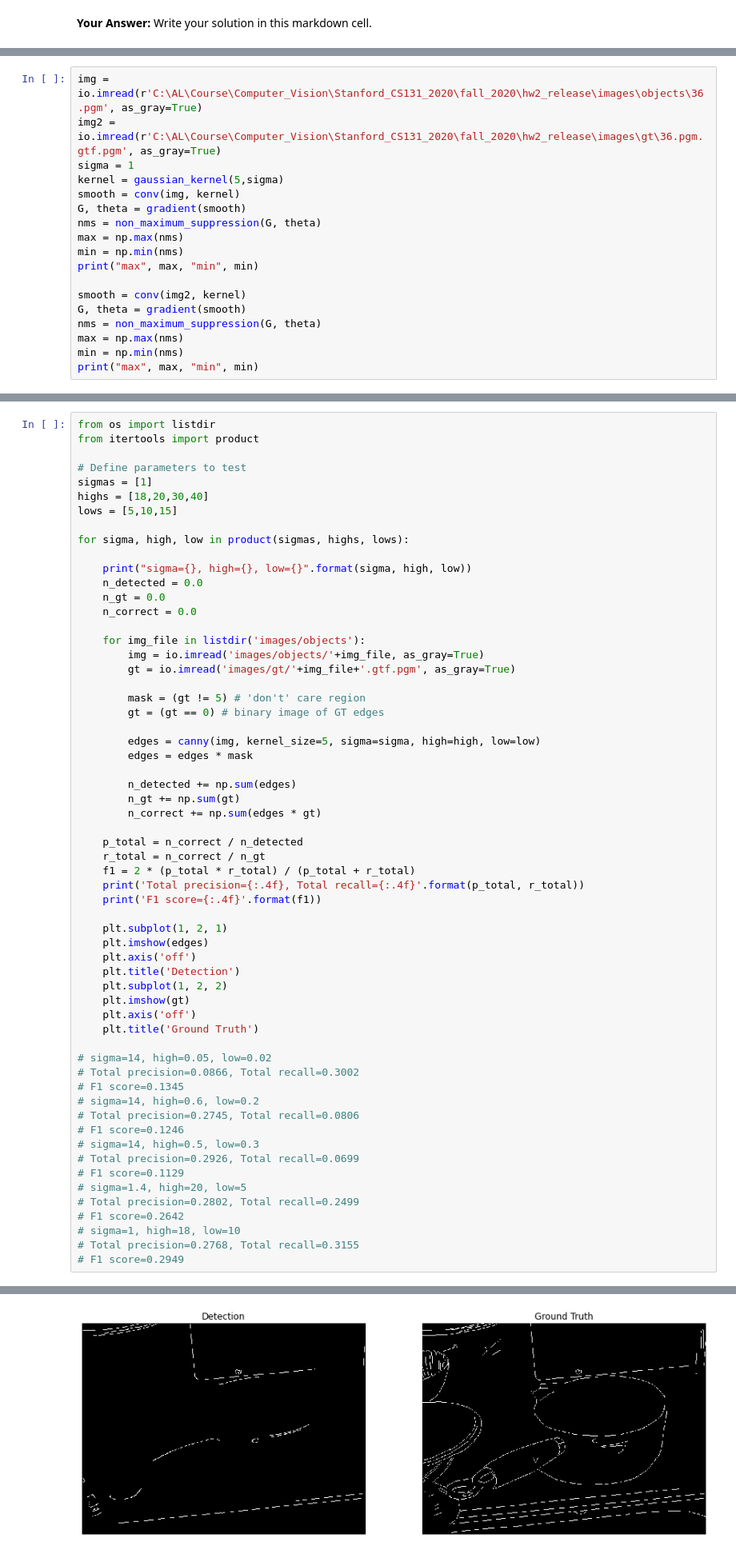
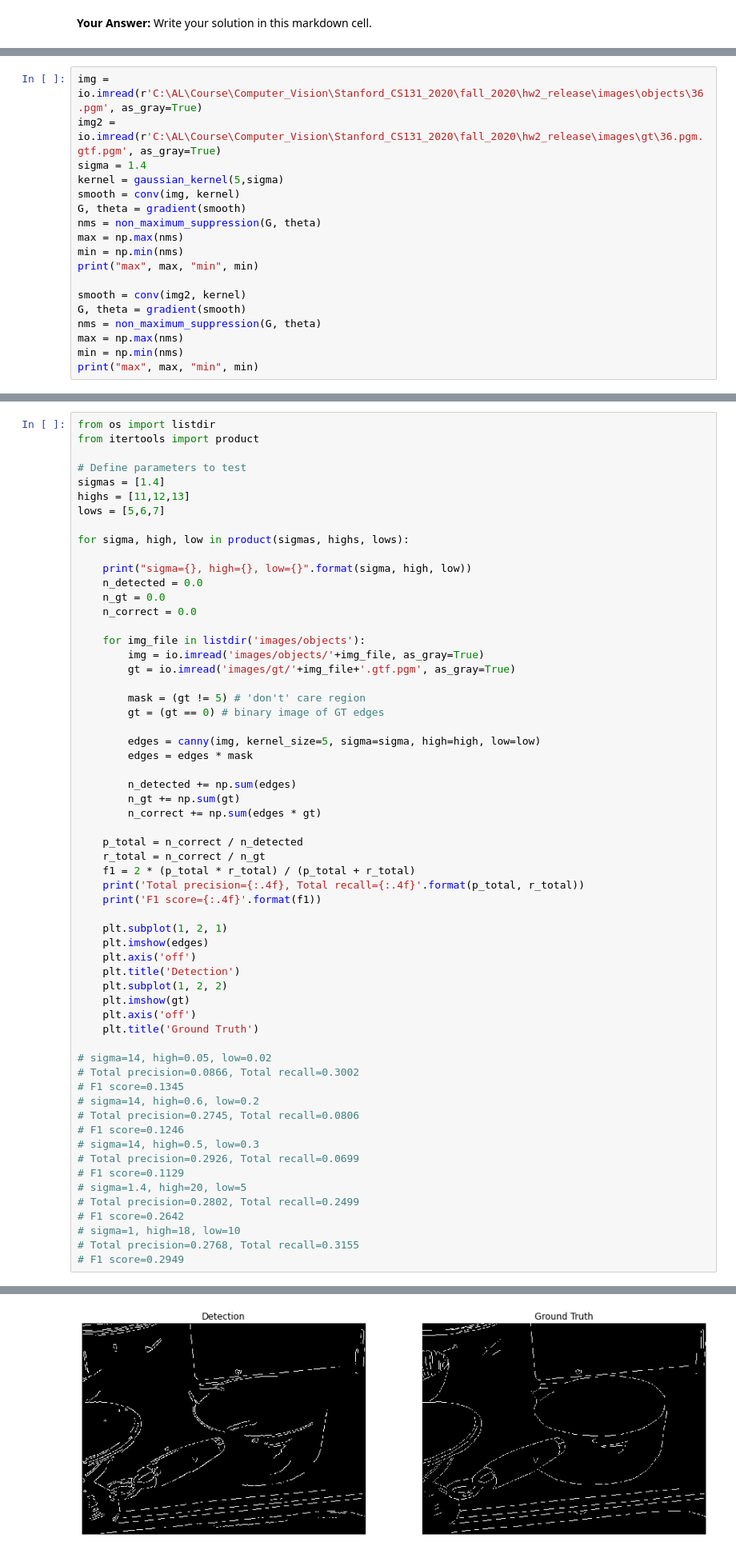
Before and after one commit to RRRChangeche/Stanford-cs131-2020, a Jupyter notebook: fall_2020/hw2_release/hw2.ipynb, the cells around one changed output, grey strips where cells are left out. Shown at 80% size. Cells and saved outputs as stored; diff of their text form.

```diff
--- a/fall_2020/hw2_release/hw2.ipynb
+++ b/fall_2020/hw2_release/hw2.ipynb
@@ -536,7 +536,7 @@ One way of evaluating an edge detector is to compare detected edges with manuall
 # %%
 img = io.imread(r'C:\AL\Course\Computer_Vision\Stanford_CS131_2020\fall_2020\hw2_release\images\objects\36.pgm', as_gray=True)
 img2 = io.imread(r'C:\AL\Course\Computer_Vision\Stanford_CS131_2020\fall_2020\hw2_release\images\gt\36.pgm.gtf.pgm', as_gray=True)
-sigma = 1
+sigma = 1.4
 kernel = gaussian_kernel(5,sigma)
 smooth = conv(img, kernel)
 G, theta = gradient(smooth)
@@ -559,9 +559,9 @@ from os import listdir
 from itertools import product
 
 # Define parameters to test
-sigmas = [1]
-highs = [18,20,30,40]
-lows = [5,10,15]
+sigmas = [1.4]
+highs = [11,12,13]
+lows = [5,6,7]
 
 for sigma, high, low in product(sigmas, highs, lows):
 
@@ -642,4 +645,4 @@ F1 score=0.2238
-[figure, old version]
+[figure, new version]
 # %% [markdown]
 ## Part2: Lane Detection (15 points)
 
```
Also changed, not shown: parts of 2 cells of this notebook, 2 other files.
